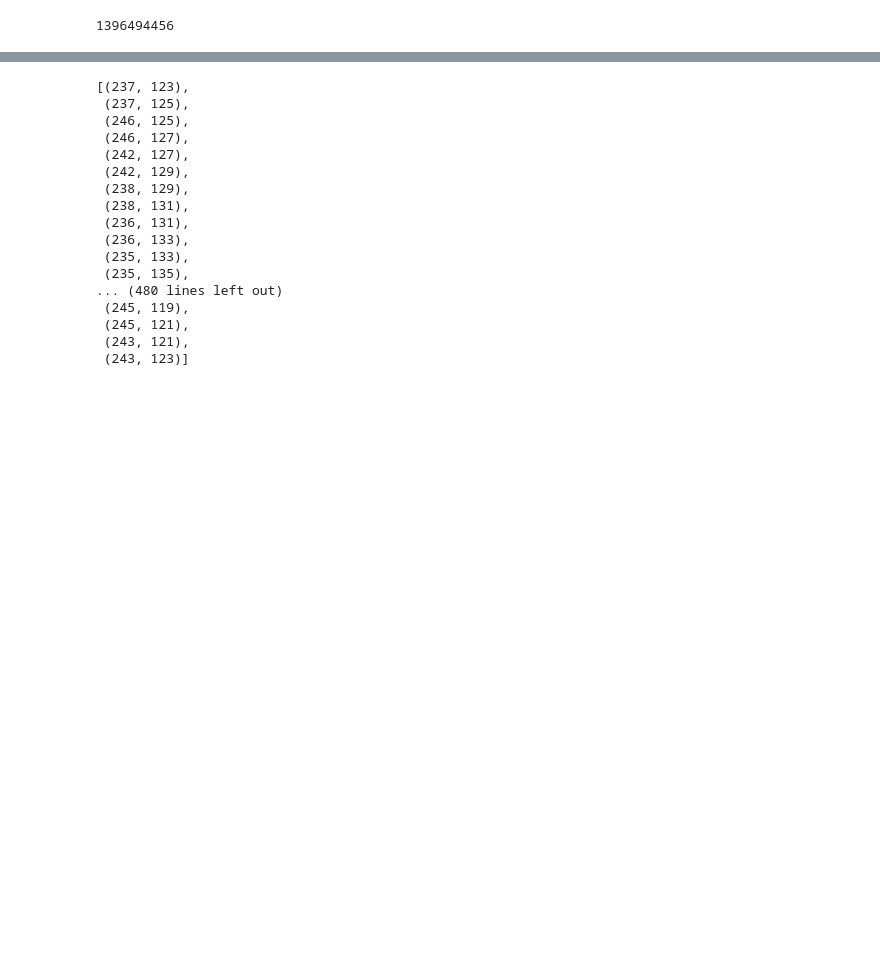
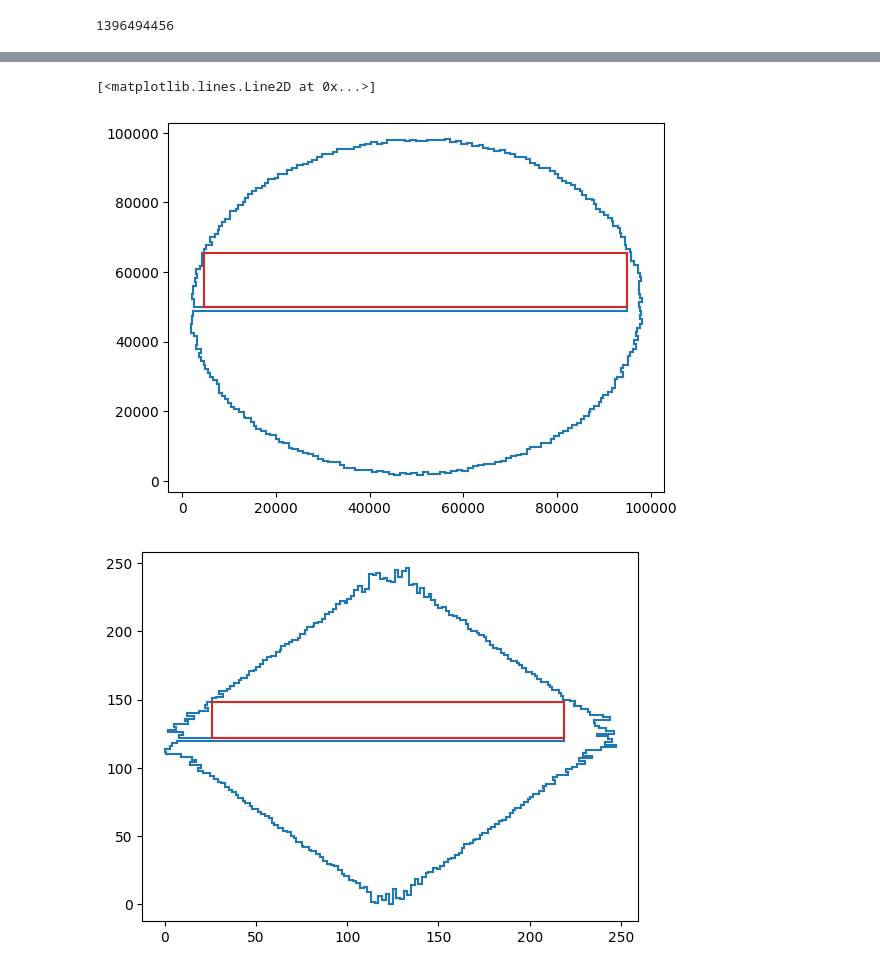
Before and after one commit to Iker-Avila-Arenas/AdventOfCode, a Jupyter notebook: 2025/day1-9.ipynb, the cells around one changed output, grey strips where cells are left out. Cells and saved outputs as stored; diff of their text form; code cells hidden in the pictures; blank space fills up the shorter version.

```diff
--- a/2025/day1-8.ipynb
+++ b/2025/day1-9.ipynb
@@ -1632,22 +1644,2 @@ print(a[2])
 # %% [output]
 1396494456
-# %%
-# using the connecting lines I can determine if a point is inside or outside the loop by counting the number of times I leave a boundary
-connected_rows = {}
-connected_columns = {}
-prev_t = tuples[-1]
-for t in tuples: # n
-    if t[0]==prev_t[0]: # case where x is repeated is a column
-        if t[0] in connected_columns:
-            connected_columns[t[0]] += [(prev_t[1],t[1])] # for this value of x, these two values of y are connected
-        else:
-            connected_columns[t[0]] = [(prev_t[1],t[1])]
-    elif t[1]==prev_t[1]: # case where y is repeated is a row
-        if t[1] in connected_rows:
-            connected_rows[t[1]] += [(prev_t[0],t[0])] # for this value of y, these two values of x are connected
-        else:
-            connected_rows[t[1]] = [(prev_t[0],t[0])]
-    prev_t = t
-
-# since the shape is a connected loop, it has not wholes, and an area is valid if all the points in its border are inside the shape (or in the border)
-# So I only need to check the borders of the connecting rectangle
@@ -1771,20 +1646,24 @@ for t in tuples_compressed:
-# %%
-tuples_compressed
-# %% [output]
-[(237, 123),
- (237, 125),
- (246, 125),
- (246, 127),
- (242, 127),
- (242, 129),
- (238, 129),
- (238, 131),
- (236, 131),
- (236, 133),
- (235, 133),
- (235, 135),
-... (480 lines left out)
- (245, 119),
- (245, 121),
- (243, 121),
- (243, 123)]
+# %%
+#Showing the found area both in the original space and in the compressed space:
+pt = tuples[-1]
+for t in tuples:
+    plt.plot([t[0],pt[0]],[t[1],pt[1]], color="tab:blue")
+    pt = t
+plt.plot([unique_x[t1[0]],unique_x[t2[0]]],[unique_y[t1[1]],unique_y[t1[1]]], color="tab:red")
+plt.plot([unique_x[t1[0]],unique_x[t2[0]]],[unique_y[t2[1]],unique_y[t2[1]]], color="tab:red")
+plt.plot([unique_x[t1[0]],unique_x[t1[0]]],[unique_y[t1[1]],unique_y[t2[1]]], color="tab:red")
+plt.plot([unique_x[t2[0]],unique_x[t2[0]]],[unique_y[t2[1]],unique_y[t1[1]]], color="tab:red")
+
+plt.figure()
+pt = tuples_compressed[-1]
+for t in tuples_compressed:
+    plt.plot([t[0],pt[0]],[t[1],pt[1]], color="tab:blue")
+    pt = t
+plt.plot([t1[0],t2[0]],[t1[1],t1[1]], color="tab:red")
+plt.plot([t1[0],t2[0]],[t2[1],t2[1]], color="tab:red")
+plt.plot([t1[0],t1[0]],[t1[1],t2[1]], color="tab:red")
+plt.plot([t2[0],t2[0]],[t2[1],t1[1]], color="tab:red")
+# %% [output]
+[<matplotlib.lines.Line2D at 0x...>]
+[figure, added]
+[figure, added]
```
Also changed, not shown: parts of 11 cells of this notebook.
